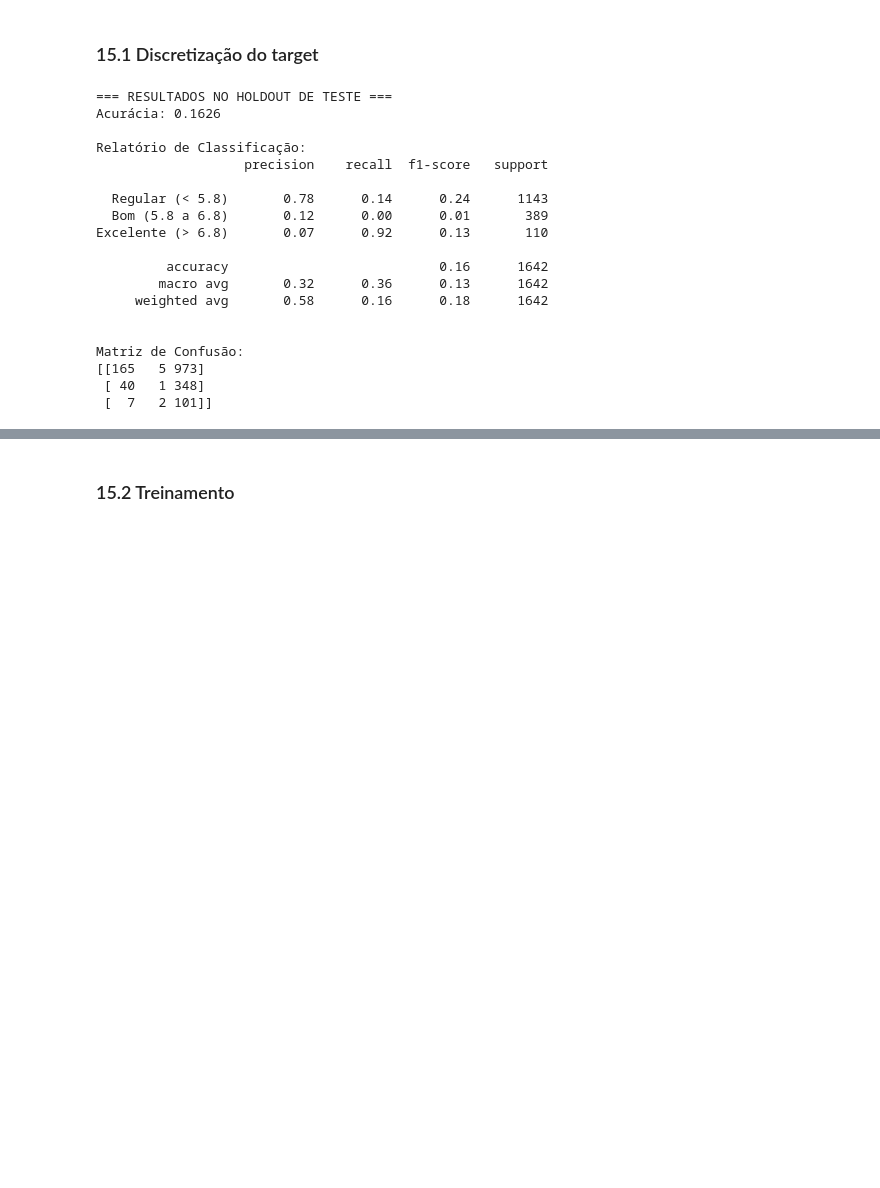
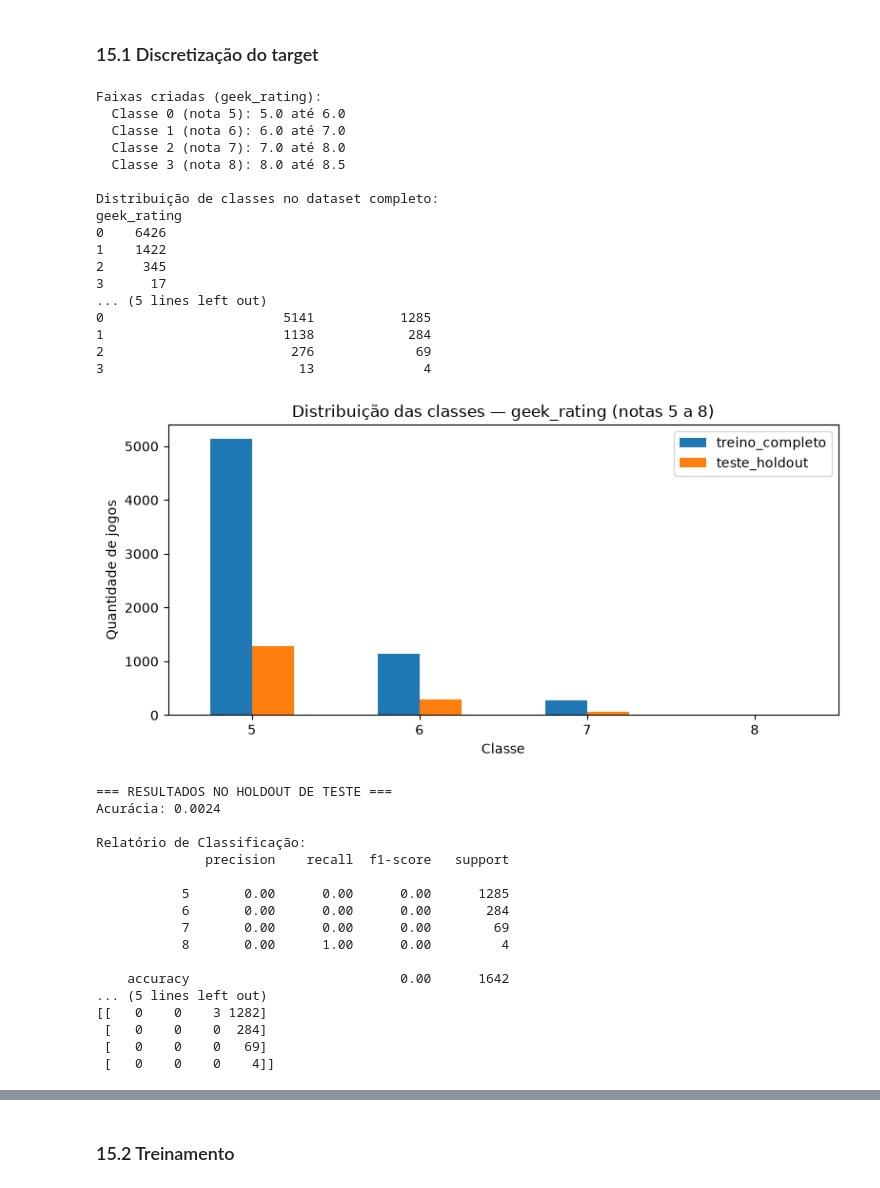
Before and after one commit to GabrielAquarius/trabalho_machine_learning, a Jupyter notebook: treinamento/treinamento_modelos.ipynb, the cells around one changed output, grey strips where cells are left out. Cells and saved outputs as stored; diff of their text form; code cells hidden in the pictures; blank space fills up the shorter version.

```diff
--- a/treinamento/treinamento_modelos.ipynb
+++ b/treinamento/treinamento_modelos.ipynb
@@ -593,43 +542,71 @@ bin_edges_adjusted[-1] = np.inf
 
 CLASS_NAMES = ["5", "6", "7", "8"]
 
-y_train_full_clf = pd.cut(
-    y_train_full_reg,
-    bins=bin_edges_adjusted,
-    labels=False,
-    include_lowest=True
-)
-
-y_test_clf = pd.cut(
-    y_test_reg,
+# Discretiza o target completo (antes de qualquer split) para podermos
+# estratificar o holdout de teste por classe. Isso garante que classes
+# raras (ex.: nota "8") apareçam tanto no treino quanto no teste.
+y_clf = pd.cut(
+    y_reg,
     bins=bin_edges_adjusted,
     labels=False,
     include_lowest=True
 )
 
 print("Faixas criadas (geek_rating):")
 for i in range(len(bin_edges) - 1):
     print(f"  Classe {i} (nota {CLASS_NAMES[i]}): {bin_edges[i]} até {bin_edges[i+1]}")
 
+print("\nDistribuição de classes no dataset completo:")
+print(y_clf.value_counts().sort_index())
+
+# Split próprio para a Regressão Logística, estratificado pelas classes.
+# Usamos nomes com sufixo "_lr" para não confundir com X_train_full / X_test
+# (split de regressão, usado pelos demais modelos da seção 7/8).
+X_train_full_lr, X_test_lr, y_train_full_clf, y_test_clf = train_test_split(
+    X, y_clf,
+    test_size=0.2,
+    random_state=RANDOM_STATE,
+    stratify=y_clf
+)
+
 dist_treino = y_train_full_clf.value_counts().sort_index()
 dist_teste  = y_test_clf.value_counts().sort_index()
 
 dist_df = pd.DataFrame({
     "treino_completo": dist_treino,
     "teste_holdout":   dist_teste,
 }).fillna(0).astype(int)
 
-print("\nDistribuição das amostras por classe:")
+print("\nDistribuição das amostras por classe (após split estratificado):")
 print(dist_df)
 print()
 
 ax = dist_df.plot(kind="bar", figsize=(8, 4), rot=0)
 ax.set_title("Distribuição das classes — geek_rating (notas 5 a 8)")
 ax.set_xlabel("Classe")
 ax.set_ylabel("Quantidade de jogos")
 ax.set_xticklabels(CLASS_NAMES)
 plt.tight_layout()
 plt.show()
+# %% [output]
+Faixas criadas (geek_rating):
+  Classe 0 (nota 5): 5.0 até 6.0
+  Classe 1 (nota 6): 6.0 até 7.0
+  Classe 2 (nota 7): 7.0 até 8.0
+  Classe 3 (nota 8): 8.0 até 8.5
+
+Distribuição de classes no dataset completo:
+geek_rating
+0    6426
+1    1422
+2     345
+3      17
+... (5 lines left out)
+0                       5141           1285
+1                       1138            284
+2                        276             69
+3                         13              4
+[figure, added]
 # %%
 model_clf = LogisticRegression(
     solver='saga',
@@ -638,9 +615,9 @@ model_clf = LogisticRegression(
     random_state=RANDOM_STATE
 )
 
-model_clf.fit(X_train_full, y_train_full_clf)
+model_clf.fit(X_train_full_lr, y_train_full_clf)
 
-y_test_pred = model_clf.predict(X_test)
+y_test_pred = model_clf.predict(X_test_lr)
 
 print("\n=== RESULTADOS NO HOLDOUT DE TESTE ===")
 print(f"Acurácia: {accuracy_score(y_test_clf, y_test_pred):.4f}")
@@ -651,24 +628,22 @@ print("\nMatriz de Confusão:")
 print(confusion_matrix(y_test_clf, y_test_pred))
 # %% [output]
 === RESULTADOS NO HOLDOUT DE TESTE ===
-Acurácia: 0.1626
+Acurácia: 0.0024
 
 Relatório de Classificação:
-                   precision    recall  f1-score   support
+              precision    recall  f1-score   support
 
-  Regular (< 5.8)       0.78      0.14      0.24      1143
-  Bom (5.8 a 6.8)       0.12      0.00      0.01       389
-Excelente (> 6.8)       0.07      0.92      0.13       110
+           5       0.00      0.00      0.00      1285
+           6       0.00      0.00      0.00       284
+           7       0.00      0.00      0.00        69
+           8       0.00      1.00      0.00         4
 
-         accuracy                           0.16      1642
-        macro avg       0.32      0.36      0.13      1642
-     weighted avg       0.58      0.16      0.18      1642
-
-
-Matriz de Confusão:
-[[165   5 973]
- [ 40   1 348]
- [  7   2 101]]
+    accuracy                           0.00      1642
+... (5 lines left out)
+[[   0    0    3 1282]
+ [   0    0    0  284]
+ [   0    0    0   69]
+ [   0    0    0    4]]
 # %%
 dist_treino = y_train_full_clf.value_counts().sort_index()
 dist_teste  = y_test_clf.value_counts().sort_index()
```
Also changed, not shown: parts of 39 cells of this notebook.
